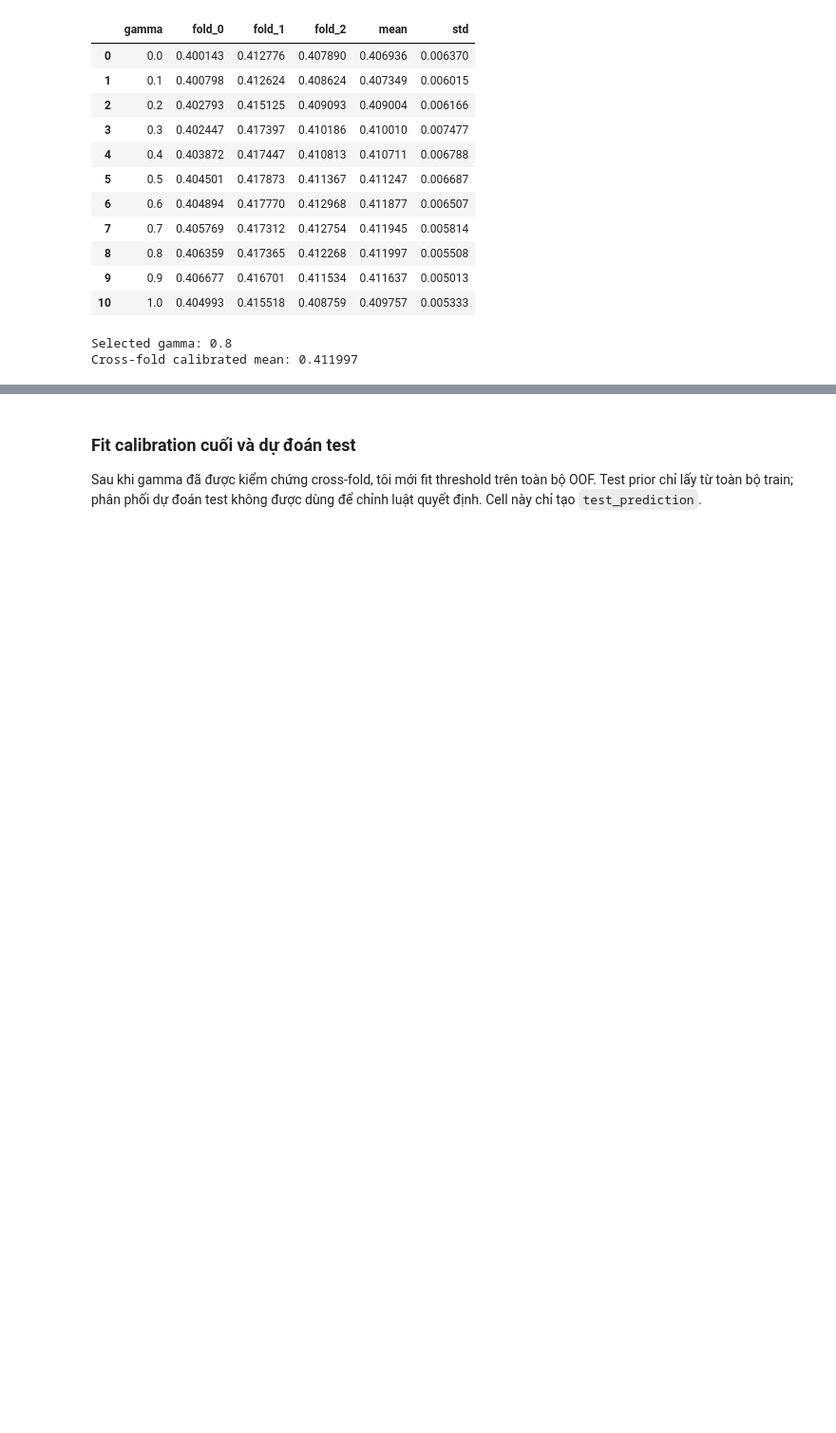
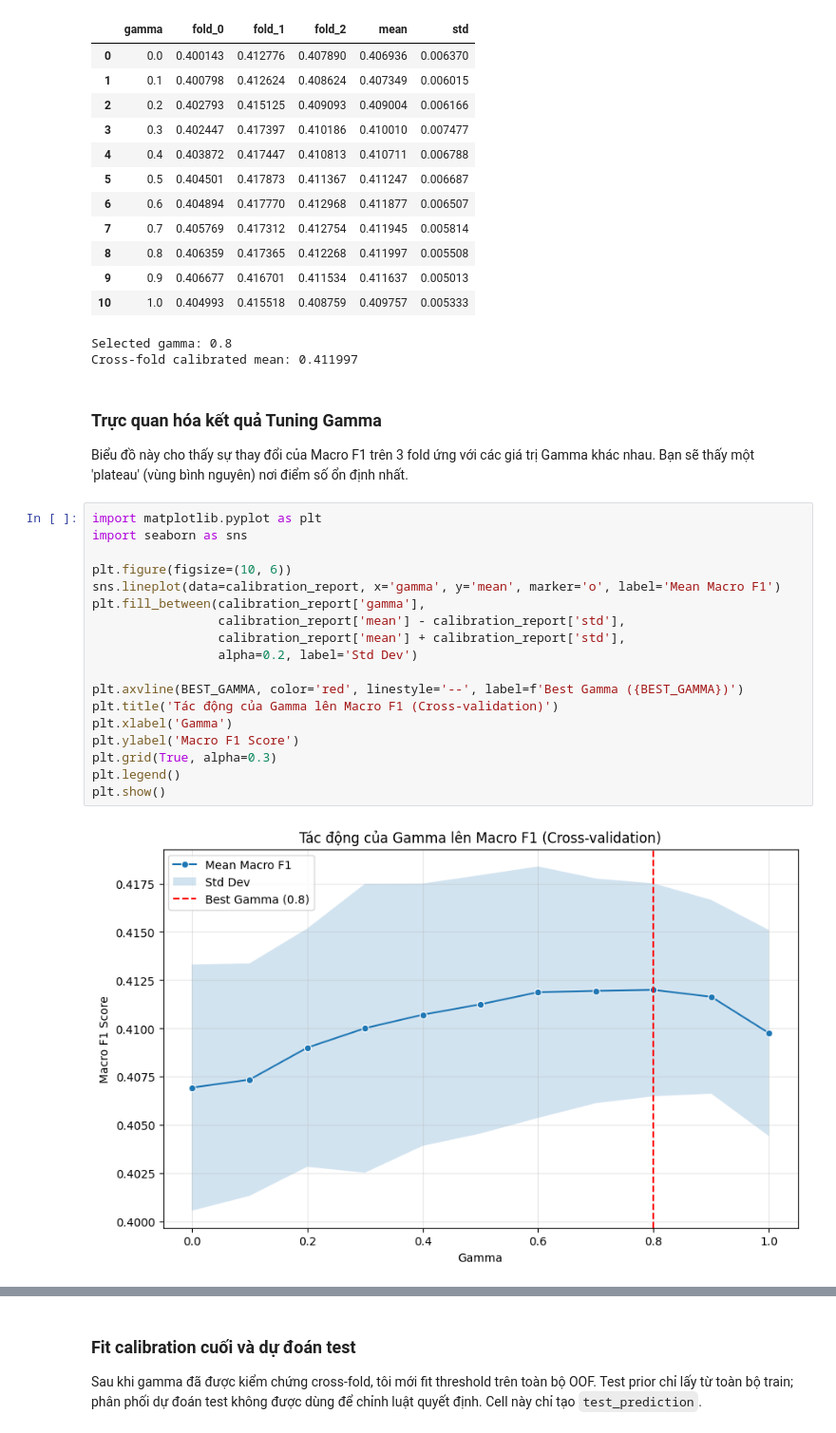
Before and after one commit to iTCuong090/Machine-Learning-Deep-Learning, a Jupyter notebook: ISE_TRAINNING_TEST_23-8-2026/ISE_music_genre_final_solution.ipynb, the cells around one changed output, grey strips where cells are left out. Shown at 95% size. Saved outputs shown, nothing was run; the diff lists cells and outputs as text; blank space fills up the shorter version.

```diff
--- a/ISE_TRAINNING_TEST_23-8-2026/ISE_music_genre_final_solution.ipynb
+++ b/ISE_TRAINNING_TEST_23-8-2026/ISE_music_genre_final_solution.ipynb
@@ -970,3 +951,26 @@ print(f"Cross-fold calibrated mean: {calibration_report['mean'].max():.6f}")
 | 10 | 1.0 | 0.404993 | 0.415518 | 0.408759 | 0.409757 | 0.005333 |
 Selected gamma: 0.8
 Cross-fold calibrated mean: 0.411997
+# %% [markdown]
+### Trực quan hóa kết quả Tuning Gamma
+Biểu đồ này cho thấy sự thay đổi của Macro F1 trên 3 fold ứng với các giá trị Gamma khác nhau. Bạn sẽ thấy một 'plateau' (vùng bình nguyên) nơi điểm số ổn định nhất.
+# %%
+import matplotlib.pyplot as plt
+import seaborn as sns
+
+plt.figure(figsize=(10, 6))
+sns.lineplot(data=calibration_report, x='gamma', y='mean', marker='o', label='Mean Macro F1')
+plt.fill_between(calibration_report['gamma'],
+                 calibration_report['mean'] - calibration_report['std'],
+                 calibration_report['mean'] + calibration_report['std'],
+                 alpha=0.2, label='Std Dev')
+
+plt.axvline(BEST_GAMMA, color='red', linestyle='--', label=f'Best Gamma ({BEST_GAMMA})')
+plt.title('Tác động của Gamma lên Macro F1 (Cross-validation)')
+plt.xlabel('Gamma')
+plt.ylabel('Macro F1 Score')
+plt.grid(True, alpha=0.3)
+plt.legend()
+plt.show()
+# %% [output]
+[figure, added]
```
Also changed, not shown: parts of 17 cells of this notebook.
